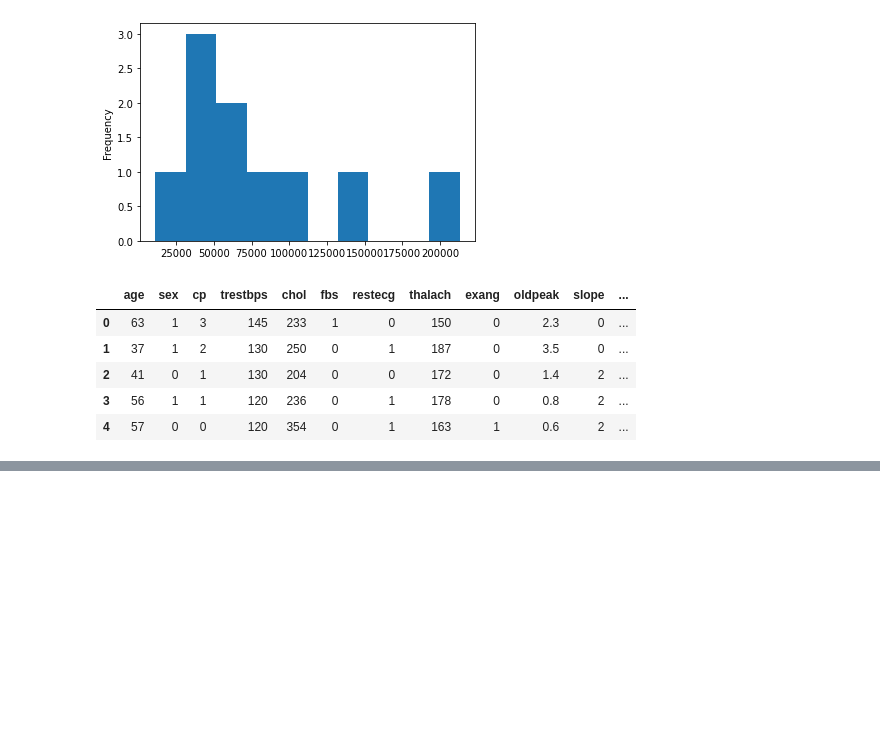
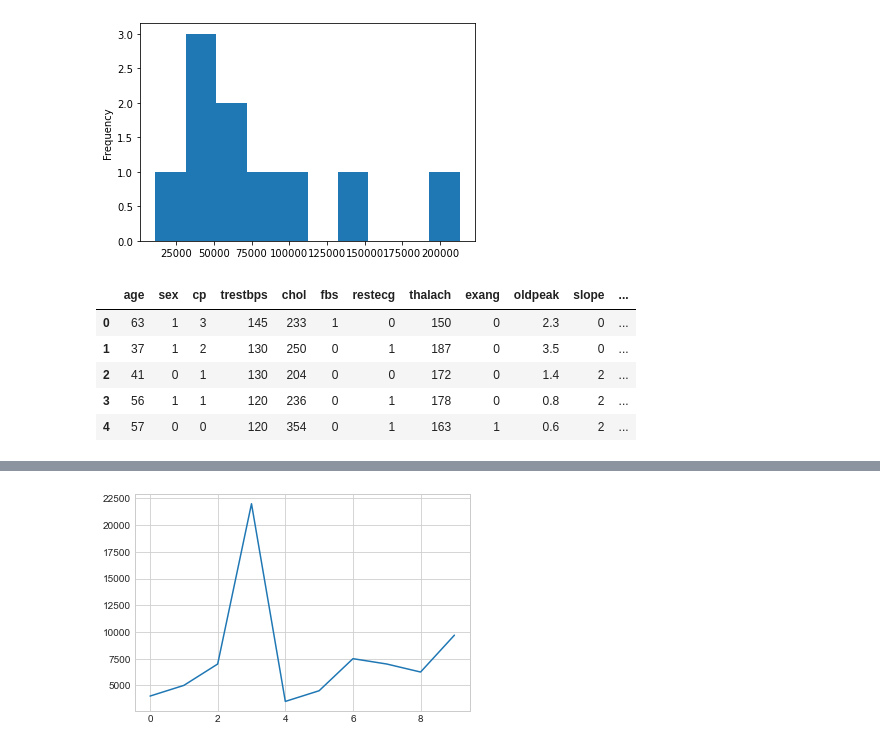
Before and after one commit to Axl11475581/Projects-Folder, a Jupyter notebook: Data Science & Machine Learning/Matplotlib/Introduction-to-matplotlib.ipynb, the cells around one changed output, grey strips where cells are left out. Cells and saved outputs as stored; diff of their text form; code cells hidden in the pictures; blank space fills up the shorter version.

```diff
--- a/Data Science & Machine Learning/Matplotlib/Introduction-to-matplotlib.ipynb
+++ b/Data Science & Machine Learning/Matplotlib/Introduction-to-matplotlib.ipynb
@@ -483,0 +511,6 @@ fig.suptitle("Heart Disease Analysis", fontsize=16, fontweight="bold");
+# %%
+plt.style.use('seaborn-whitegrid')
+# %%
+car_sales["Price"].plot();
+# %% [output]
+[figure, added]
```
Also changed, not shown: parts of 39 cells of this notebook.
